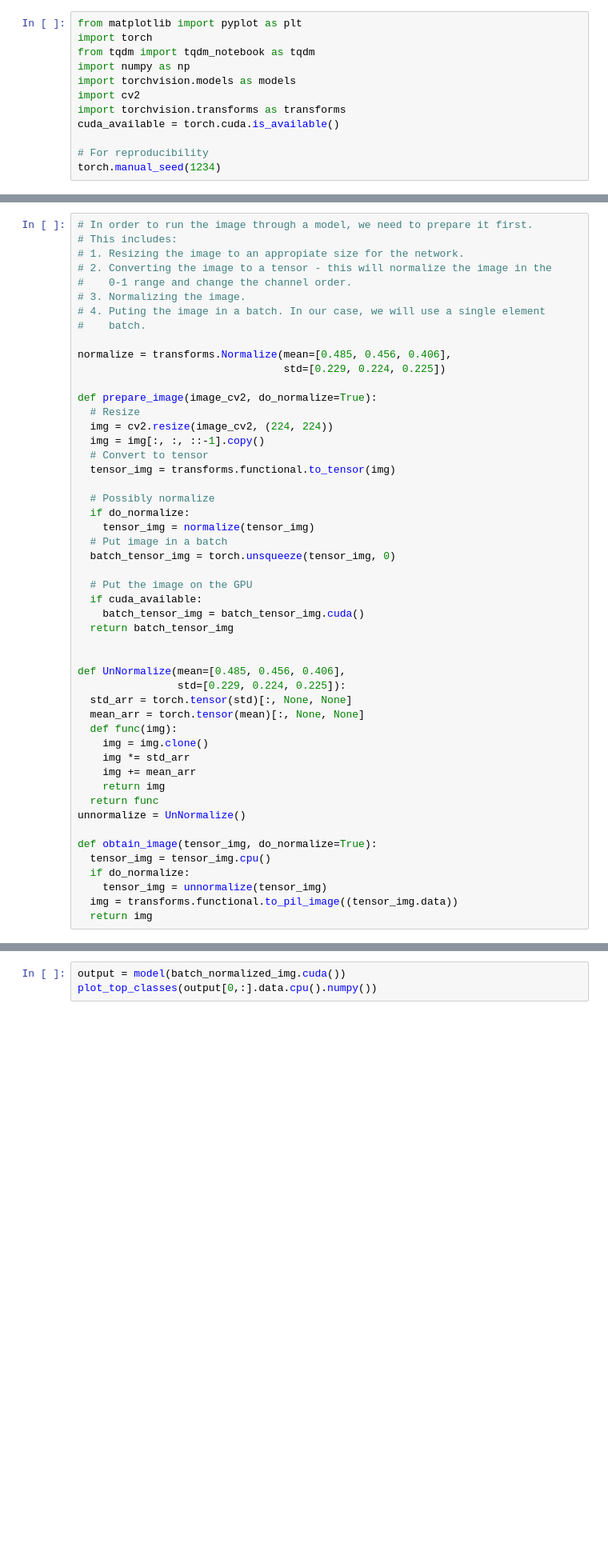
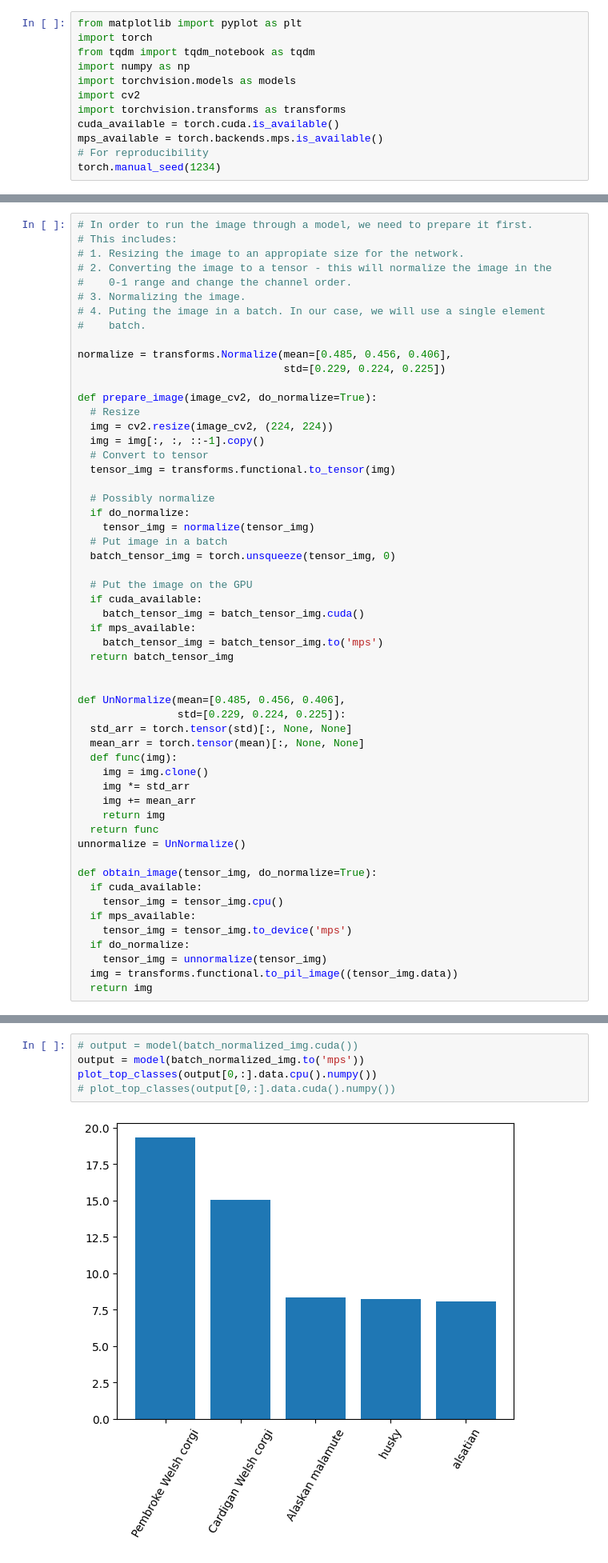
Before and after one commit to suhridgit/6.8300_819_spring_2024, a Jupyter notebook: pset3_2024/pset3_2024.ipynb, the cells around one changed output, grey strips where cells are left out. Shown at 80% size. Cells and saved outputs as stored; diff of their text form; blank space fills up the shorter version.

Commit message:
changing cuda -> mps

```diff
--- a/pset3_2024/pset3_2024.ipynb
+++ b/pset3_2024/pset3_2024.ipynb
@@ -15,6 +15,6 @@ import torchvision.models as models
 import cv2
 import torchvision.transforms as transforms
 cuda_available = torch.cuda.is_available()
-
+mps_available = torch.backends.mps.is_available()
 # For reproducibility
 torch.manual_seed(1234)
@@ -104,6 +128,8 @@ def prepare_image(image_cv2, do_normalize=True):
   # Put the image on the GPU
   if cuda_available:
     batch_tensor_img = batch_tensor_img.cuda()
+  if mps_available:
+    batch_tensor_img = batch_tensor_img.to('mps')
   return batch_tensor_img
 
 
@@ -120,7 +146,10 @@ def UnNormalize(mean=[0.485, 0.456, 0.406],
 unnormalize = UnNormalize()
 
 def obtain_image(tensor_img, do_normalize=True):
-  tensor_img = tensor_img.cpu()
+  if cuda_available:
+    tensor_img = tensor_img.cpu()
+  if mps_available:
+    tensor_img = tensor_img.to_device('mps')
   if do_normalize:
     tensor_img = unnormalize(tensor_img)
   img = transforms.functional.to_pil_image((tensor_img.data))
@@ -159,6 +211,10 @@ model.cuda();
 # %%
-output = model(batch_normalized_img.cuda())
+# output = model(batch_normalized_img.cuda())
+output = model(batch_normalized_img.to('mps'))
 plot_top_classes(output[0,:].data.cpu().numpy())
+# plot_top_classes(output[0,:].data.cuda().numpy())
+# %% [output]
+[figure, added]
 # %% [markdown]
 The top predictions seem to make much more sense now. But it is not clear how to interpret the logits (the raw output scalars). Please normalize the logits into the probability range using the `torch.nn.functional.softmax` function (TODO1).
 # %%
```
Also changed, not shown: parts of 8 cells of this notebook, 2 other files.
